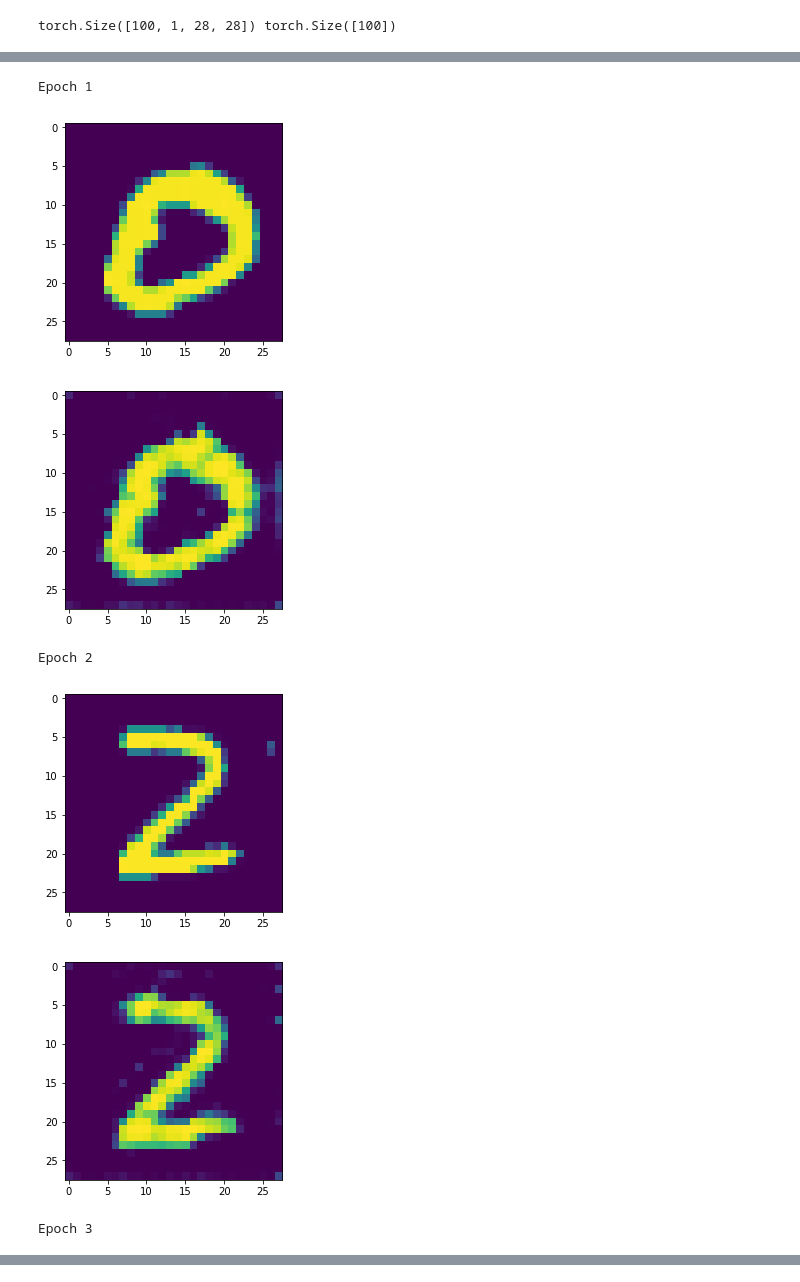
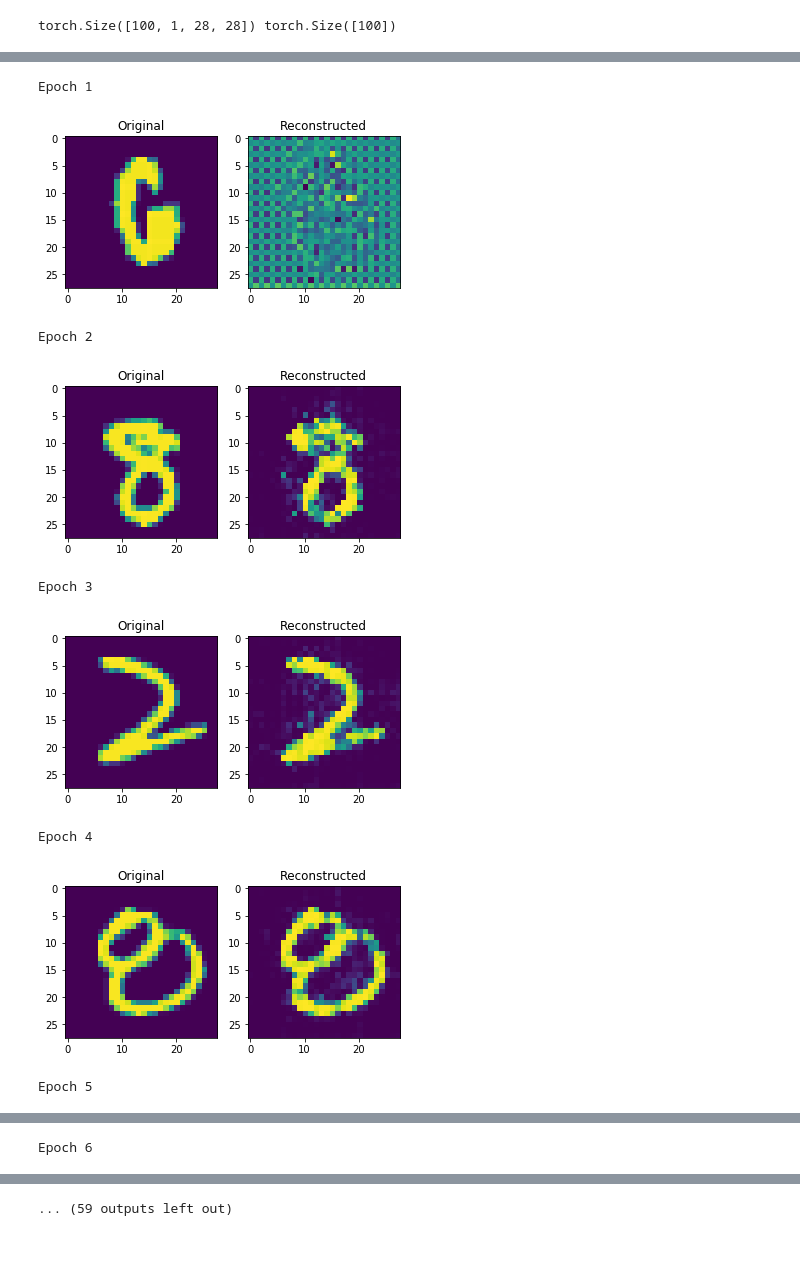
Before and after one commit to chhanganivarun/smai-assignments, a Jupyter notebook: 03/Question2.ipynb, the cells around one changed output, grey strips where cells are left out. Saved outputs shown, nothing was run; the diff lists cells and outputs as text; code cells hidden in the pictures; blank space fills up the shorter version.

```diff
--- a/03/Question2.ipynb
+++ b/03/Question2.ipynb
@@ -60,19 +62,19 @@ for imgs,labels in train_loader:
 torch.Size([100, 1, 28, 28]) torch.Size([100])
 # %%
 class AutoEncoder(nn.Module):
-    def __init__(self):
+    def __init__(self, hidden_channels=128):
         super().__init__()
-        self.cnn1 = nn.Conv2d(1,2,kernel_size=3,padding=1)
-        self.cnn2 = nn.Conv2d(2,4,kernel_size=3,padding=1)
-        self.cnn3 = nn.Conv2d(4,10,kernel_size=3,padding=1)
+        self.cnn1 = nn.Conv2d(1,32,kernel_size=3,padding=1)
+        self.cnn2 = nn.Conv2d(32,64,kernel_size=3,padding=1)
+        self.cnn3 = nn.Conv2d(64,hidden_channels,kernel_size=7)
 
         self.pool = nn.MaxPool2d(2,return_indices=True)
 
         self.unpool = nn.MaxUnpool2d(2)
 
-        self.t_cnn1 = nn.ConvTranspose2d(10,4,kernel_size=3,padding=1)
-        self.t_cnn2 = nn.ConvTranspose2d(4,2,kernel_size=3,padding=1)
-        self.t_cnn3 = nn.ConvTranspose2d(2,1,kernel_size=3,padding=1)
+        self.t_cnn1 = nn.ConvTranspose2d(hidden_channels,64,kernel_size=7)
+        self.t_cnn2 = nn.ConvTranspose2d(64,32,kernel_size=3,padding=1)
+        self.t_cnn3 = nn.ConvTranspose2d(32,1,kernel_size=3,padding=1)
 
     def forward(self,x):
         out = F.relu(self.cnn1(x))
@@ -89,10 +91,8 @@ class AutoEncoder(nn.Module):
         out = F.relu(self.t_cnn2(out))
         out = self.unpool(out,ind1)
 
-        out = F.sigmoid(self.t_cnn3(out))
+        out = torch.sigmoid(self.t_cnn3(out))
 
         return out
 # %%
 device = "cuda" if torch.cuda.is_available() else "cpu"
-# %%
-model = AutoEncoder().to(device)
@@ -99,5 +409,8 @@ model = AutoEncoder().to(device)
 # %%
+model = AutoEncoder(hidden_channels=64).to(device)
 criterion = nn.MSELoss()
-optimizer = optim.Adam(model.parameters(),lr= 0.0001,weight_decay=1e-5)
-# steps = 10
+optimizer = optim.RMSprop(model.parameters(),lr= 0.0001,weight_decay=1e-5)
 scheduler = optim.lr_scheduler.MultiStepLR(optimizer, milestones=[25,30],gamma=0.1)
+epochs = 35
+train_losses, img_ops = train(model, optimizer, scheduler, epochs,get_imgs=True)
+test_loss, _ = test(model)
@@ -147,15 +421,20 @@ Epoch 35. Loss: 0.011201
 # %%
-for e in range(epochs):
+for e in range(len(img_ops[0])):
+    fig,ax = plt.subplots(1,2)
     print("Epoch {}".format(e+1))
-    plt.imshow(inputs[e].numpy()[0])
+    ax[0].imshow(img_ops[0][e].numpy()[0])
+    ax[0].title.set_text('Original')
+    ax[1].imshow(img_ops[1][e].numpy()[0])
+    ax[1].title.set_text('Reconstructed')
+
     plt.show()
-    plt.imshow(outputs[e].numpy()[0])
-    plt.show()
 # %% [output]
 Epoch 1
-[figure, old version]
+[figure, new version]
+Epoch 2
-[figure, old version]
+[figure, new version]
-Epoch 2
+Epoch 3
-[figure, old version]
+[figure, new version]
+Epoch 4
-[figure, old version]
+[figure, new version]
-Epoch 3
+Epoch 5
@@ -162,0 +442 @@ Epoch 3
+Epoch 6
@@ -167,0 +444 @@ Epoch 4
+... (59 outputs left out)
```
Also changed, not shown: parts of 33 cells of this notebook, 1 other file.
